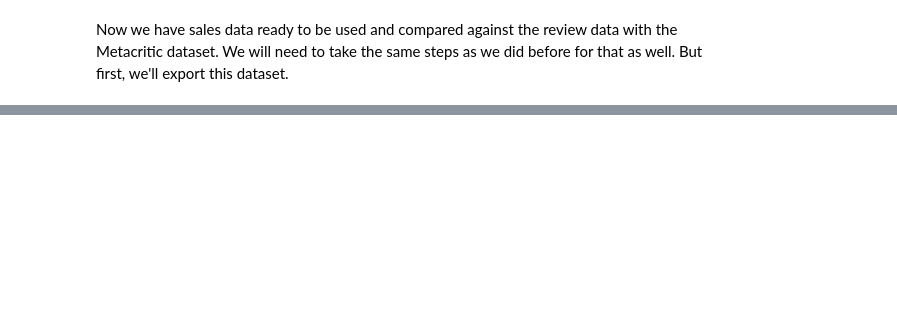
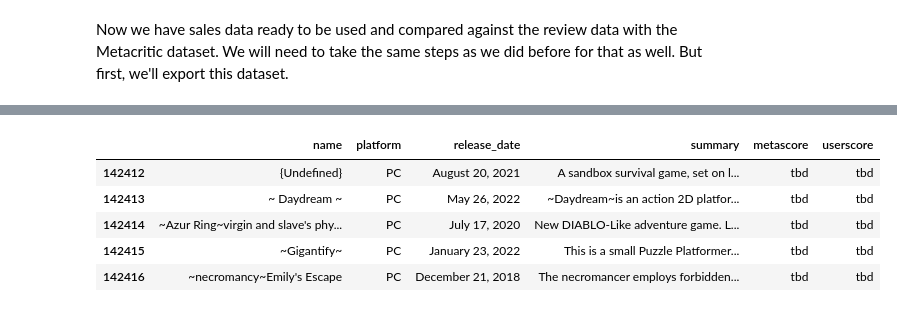
Before and after one commit to TaiOz/VGSales-VS-Review-Analysis, a Jupyter notebook: Primary.ipynb, the cells around one changed output, grey strips where cells are left out. Saved outputs shown, nothing was run; the diff lists cells and outputs as text; code cells hidden in the pictures; blank space fills up the shorter version.

```diff
--- a/Primary.ipynb
+++ b/Primary.ipynb
@@ -428,0 +461,9 @@ modified_vgsales_data.to_csv('Data/Modified Datasets/modified_vgsales.csv', inde
+# %%
+critic_data.tail()
+# %% [output]
+|  | name | platform | release_date | summary | metascore | userscore |
+| 142412 | {Undefined} | PC | August 20, 2021 | A sandbox survival game, set on l... | tbd | tbd |
+| 142413 | ~ Daydream ~ | PC | May 26, 2022 | ~Daydream~is an action 2D platfor... | tbd | tbd |
+| 142414 | ~Azur Ring~virgin and slave's phy... | PC | July 17, 2020 | New DIABLO-Like adventure game. L... | tbd | tbd |
+| 142415 | ~Gigantify~ | PC | January 23, 2022 | This is a small Puzzle Platformer... | tbd | tbd |
+| 142416 | ~necromancy~Emily's Escape | PC | December 21, 2018 | The necromancer employs forbidden... | tbd | tbd |
```
Also changed, not shown: parts of 13 cells of this notebook.
